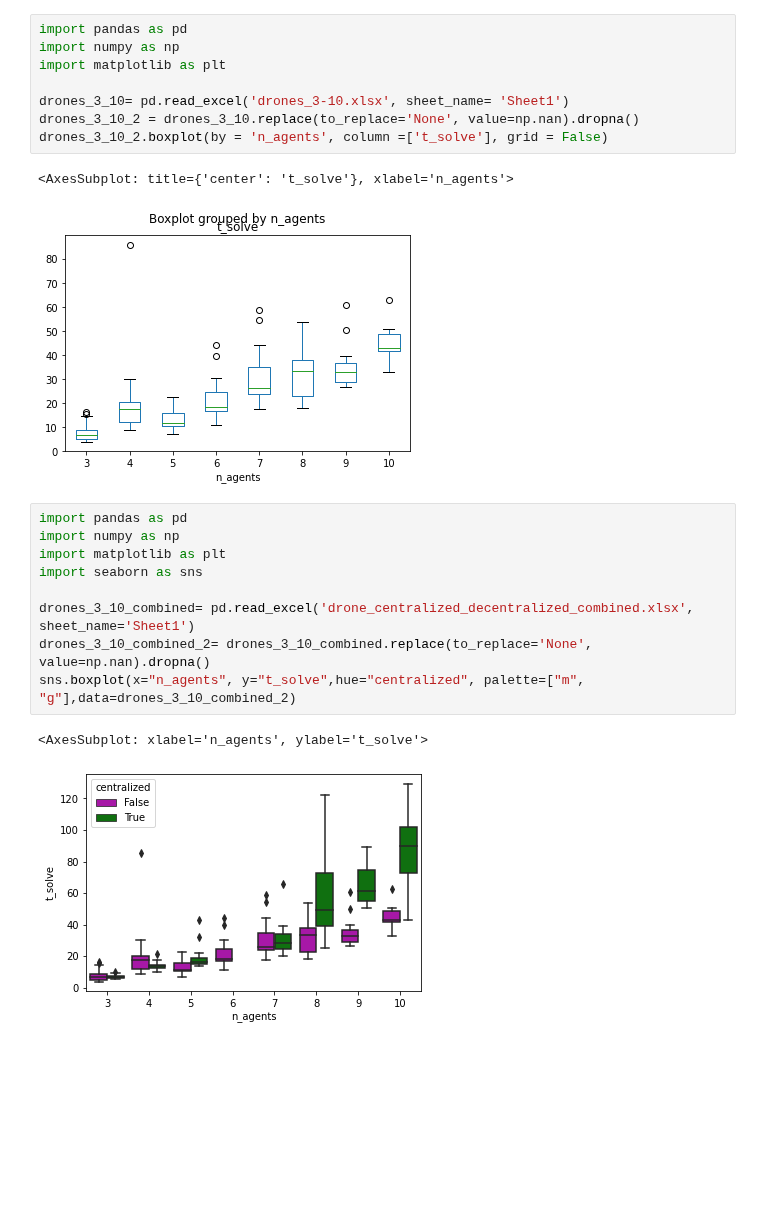
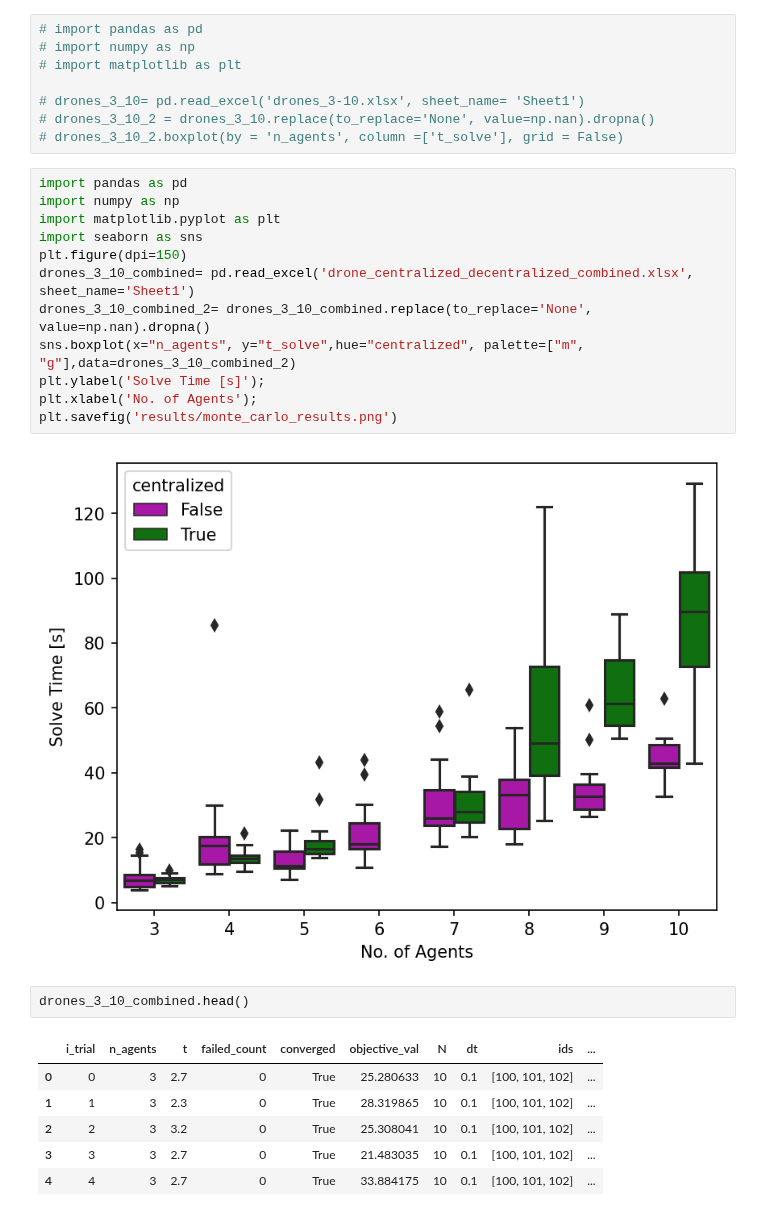
Before and after one commit to labicon/Potential-ADMM_code, a Jupyter notebook: distributed_mpc/monte_carlo_analysis.ipynb, the cells around one changed output. Cells and saved outputs as stored; diff of their text form; blank space fills up the shorter version.

Commit message:
added a statistics table

```diff
--- a/distributed_mpc/monte_carlo_analysis.ipynb
+++ b/distributed_mpc/monte_carlo_analysis.ipynb
@@ -1,23 +1,31 @@
 # %%
-import pandas as pd
-import numpy as np
-import matplotlib as plt
+# import pandas as pd
+# import numpy as np
+# import matplotlib as plt
 
-drones_3_10= pd.read_excel('drones_3-10.xlsx', sheet_name= 'Sheet1')
-drones_3_10_2 = drones_3_10.replace(to_replace='None', value=np.nan).dropna()
-drones_3_10_2.boxplot(by = 'n_agents', column =['t_solve'], grid = False)
+# drones_3_10= pd.read_excel('drones_3-10.xlsx', sheet_name= 'Sheet1')
+# drones_3_10_2 = drones_3_10.replace(to_replace='None', value=np.nan).dropna()
+# drones_3_10_2.boxplot(by = 'n_agents', column =['t_solve'], grid = False)
-# %% [output]
-<AxesSubplot: title={'center': 't_solve'}, xlabel='n_agents'>
-[figure, removed]
 # %%
 import pandas as pd
 import numpy as np
-import matplotlib as plt
+import matplotlib.pyplot as plt
 import seaborn as sns
-
+plt.figure(dpi=150)
 drones_3_10_combined= pd.read_excel('drone_centralized_decentralized_combined.xlsx', sheet_name='Sheet1')
 drones_3_10_combined_2= drones_3_10_combined.replace(to_replace='None', value=np.nan).dropna()
 sns.boxplot(x="n_agents", y="t_solve",hue="centralized", palette=["m", "g"],data=drones_3_10_combined_2)
+plt.ylabel('Solve Time [s]');
+plt.xlabel('No. of Agents');
+plt.savefig('results/monte_carlo_results.png')
 # %% [output]
-<AxesSubplot: xlabel='n_agents', ylabel='t_solve'>
-[figure, old version]
+[figure, new version]
+# %%
+drones_3_10_combined.head()
+# %% [output]
+|  | i_trial | n_agents | t | failed_count | converged | objective_val | N | dt | ids | ... |
+| 0 | 0 | 3 | 2.7 | 0 | True | 25.280633 | 10 | 0.1 | [100, 101, 102] | ... |
+| 1 | 1 | 3 | 2.3 | 0 | True | 28.319865 | 10 | 0.1 | [100, 101, 102] | ... |
+| 2 | 2 | 3 | 3.2 | 0 | True | 25.308041 | 10 | 0.1 | [100, 101, 102] | ... |
+| 3 | 3 | 3 | 2.7 | 0 | True | 21.483035 | 10 | 0.1 | [100, 101, 102] | ... |
+| 4 | 4 | 3 | 2.7 | 0 | True | 33.884175 | 10 | 0.1 | [100, 101, 102] | ... |
```
Also changed, not shown: parts of 9 cells of this notebook, 1 other file.
